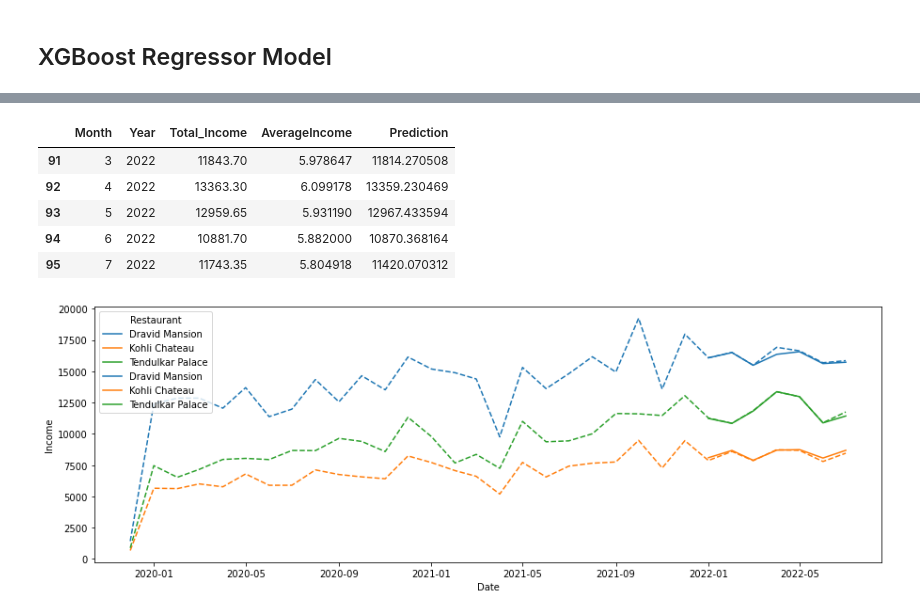
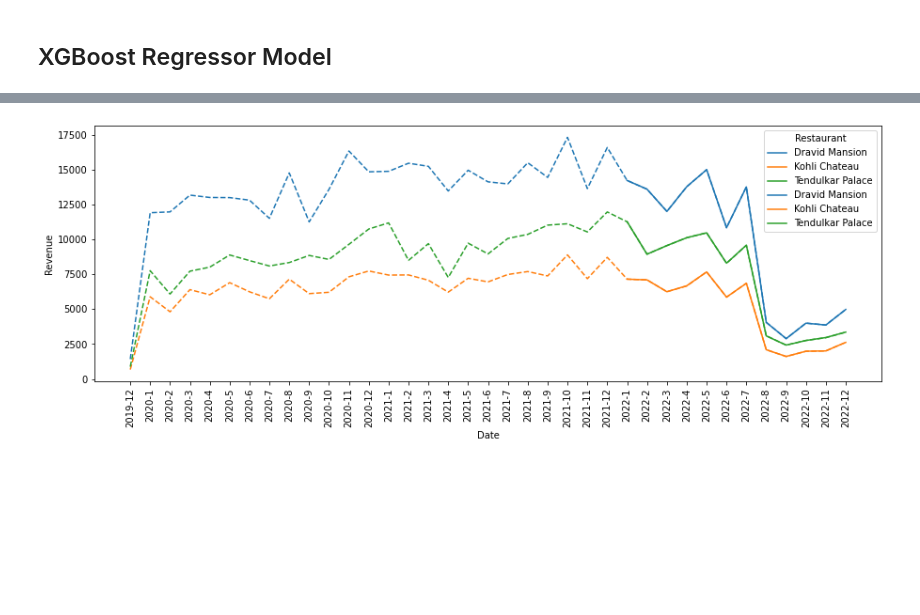
Before and after one commit to SZhafiri/Forecasting, a Jupyter notebook: RestaurantSales/Restaurant Sales Prediction.ipynb, the cells around one changed output, grey strips where cells are left out. Drawn from its saved outputs; the diff is of its cells as text; code cells hidden in the pictures; blank space fills up the shorter version.

```diff
--- a/RestaurantSales/Restaurant Sales Prediction.ipynb
+++ b/RestaurantSales/Restaurant Sales Prediction.ipynb
@@ -74,6 +121,6 @@ rest = df.pop('RestaurantName')
 # %%
-train = df.loc[df['Year'] <= 2022]
-test = df.loc[df['Year'] == 2022]
+train = df2.query('Year <= 2022')
+test = df2.query('Year == 2022')
 # %%
 plt.figure(figsize=(10,5))
 
@@ -90,8 +137,8 @@ plt.show()
 import xgboost as xgb
 from sklearn.metrics import mean_squared_error
 # %%
-X_train = train.drop('Total_Income', axis=1)
-y_train = train['Total_Income']
+X_train = train.drop('TotalPrice', axis=1)
+y_train = train['TotalPrice']
 
-X_test = test.drop('Total_Income', axis=1)
-y_test = test['Total_Income']
+X_test = test.drop('TotalPrice', axis=1)
+y_test = test['TotalPrice']
@@ -121,7 +145,7 @@ memory usage: 3.1 KB
 # %%
 reg = xgb.XGBRegressor(n_estimators=1500, early_stopping_rounds=50, learning_rate=0.01)
 
-reg.fit(X_train, y_train,
+model = reg.fit(X_train, y_train,
        eval_set=[(X_train, y_train), (X_test, y_test)],
        verbose=True)
 # %% [output]
@@ -165,2 +171,2 @@ See the caveats in the documentation: https://pandas.pydata.org/pandas-docs/stab
 # %%
-df_pred = df.merge(test[['Prediction']], how='left', left_index=True, right_index=True)
+df_pred = df2.merge(test['Prediction'], how='left', left_index=True, right_index=True)
@@ -176,21 +173,13 @@ df_pred.head()
-# %%
-df_pred.tail()
-# %% [output]
-|  | Month | Year | Total_Income | AverageIncome | Prediction |
-| 91 | 3 | 2022 | 11843.70 | 5.978647 | 11814.270508 |
-| 92 | 4 | 2022 | 13363.30 | 6.099178 | 13359.230469 |
-| 93 | 5 | 2022 | 12959.65 | 5.931190 | 12967.433594 |
-| 94 | 6 | 2022 | 10881.70 | 5.882000 | 10870.368164 |
-| 95 | 7 | 2022 | 11743.35 | 5.804918 | 11420.070312 |
 # %%
 plt.figure(figsize=(15,5))
 
-sns.lineplot(x=date, y='Total_Income', hue=rest, data=df_pred, ls='--') # Actual number
-sns.lineplot(x=date, y='Prediction', hue=rest, data=df_pred) # Prediction number
+sns.lineplot(x=date_popped, y='TotalPrice', hue=rest_popped, data=df_pred, ls='--') # Actual number
+sns.lineplot(x=date_popped, y='Prediction', hue=rest_popped, data=df_pred) # Prediction number
 
-plt.ylabel('Income')
+plt.xticks(rotation=90)
+plt.ylabel('Revenue')
 plt.legend(title='Restaurant')
 
 plt.show()
 # %% [output]
-[figure, old version]
+[figure, new version]
```
Also changed, not shown: parts of 32 cells of this notebook.
